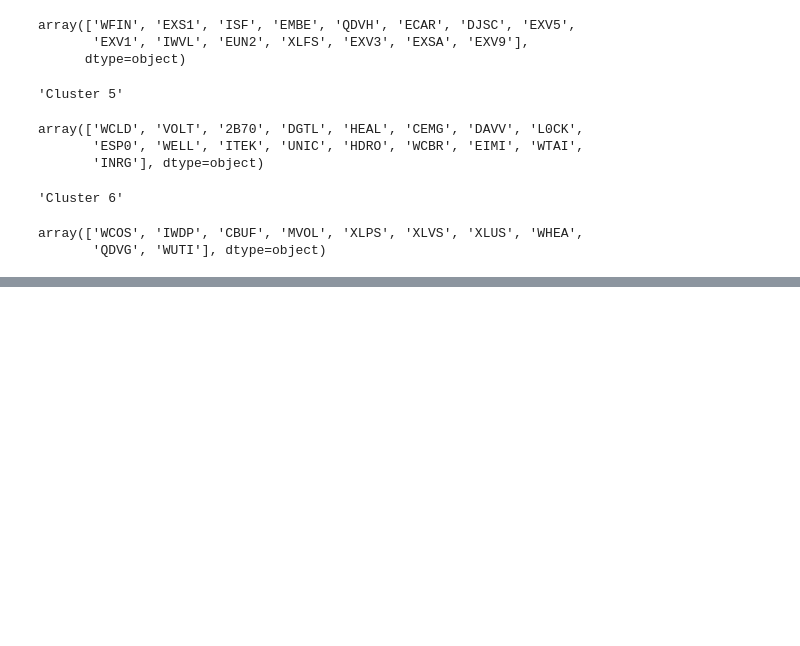
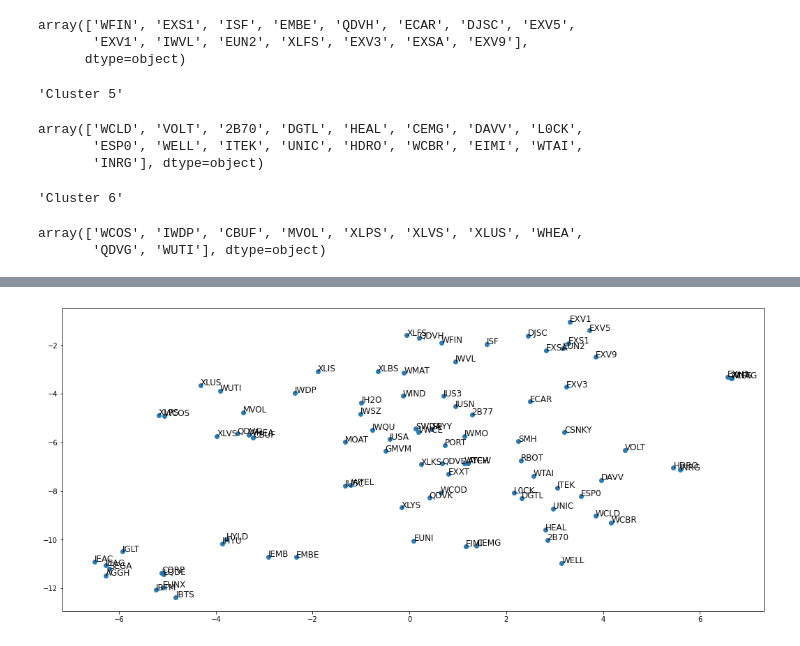
Before and after one commit to bearloop/learning-resources, a Jupyter notebook: ml/07_clustering.ipynb, the cells around one changed output, grey strips where cells are left out. Drawn from its saved outputs; the diff is of its cells as text; code cells hidden in the pictures; blank space fills up the shorter version.

```diff
--- a/ml/07_clustering.ipynb
+++ b/ml/07_clustering.ipynb
@@ -216,0 +336,24 @@ array(['WCOS', 'IWDP', 'CBUF', 'MVOL', 'XLPS', 'XLVS', 'XLUS', 'WHEA',
+# %%
+# Create a TSNE instance: model
+model = TSNE(learning_rate=50)
+
+# Apply fit_transform to normalized_movements: tsne_features
+tsne_features = model.fit_transform(norm_movements)
+
+# Select the 0th feature: xs
+xs = tsne_features[:,0]
+
+# Select the 1th feature: ys
+ys = tsne_features[:,1]
+
+# Scatter plot
+plt.figure(figsize=(18,8))
+
+plt.scatter(xs, ys, alpha=0.95)
+
+# Annotate the points
+for x, y, company in zip(xs, ys, movements.T.columns):
+    plt.annotate(company, (x, y), fontsize=12, alpha=0.95)
+plt.show()
+# %% [output]
+[figure, added]
```
Also changed, not shown: parts of 5 cells of this notebook.
